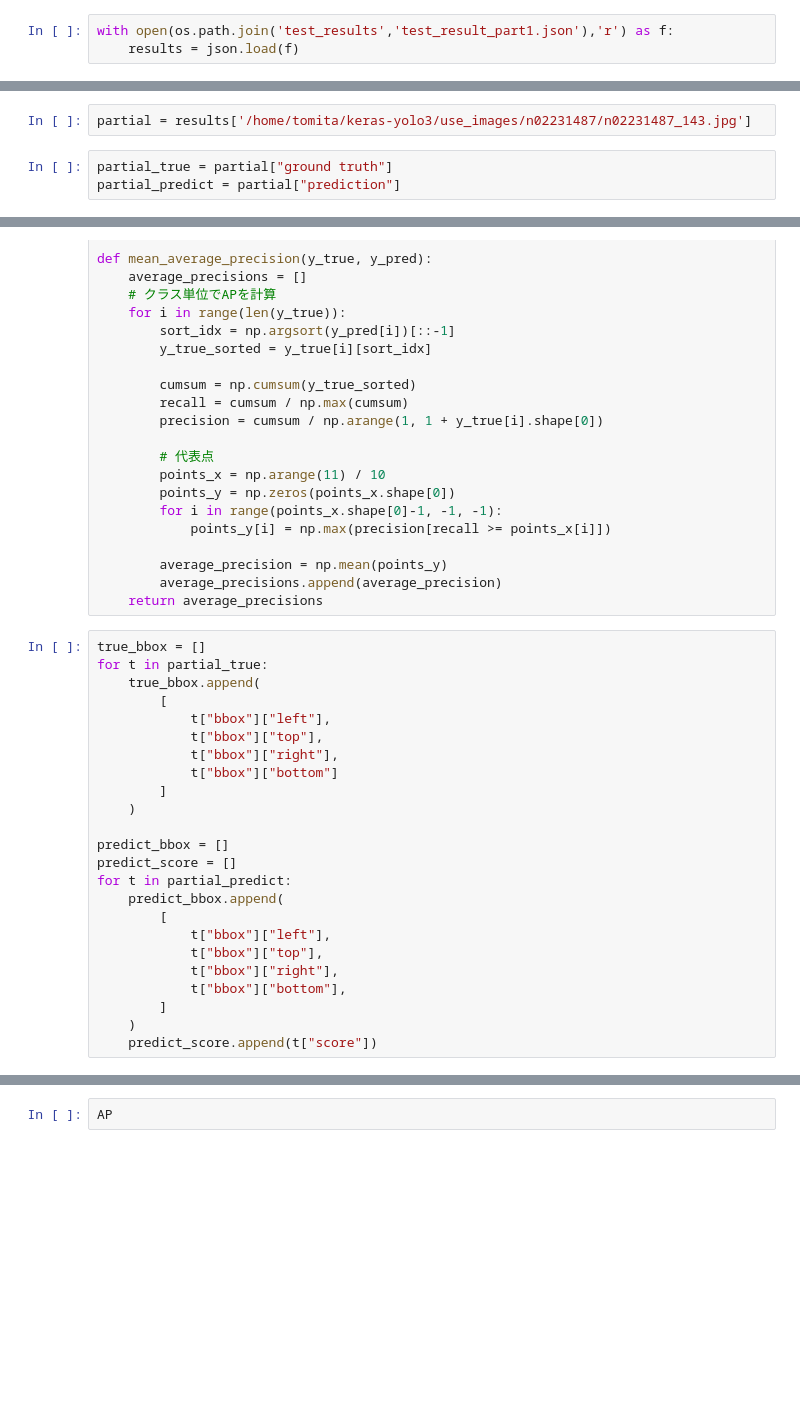
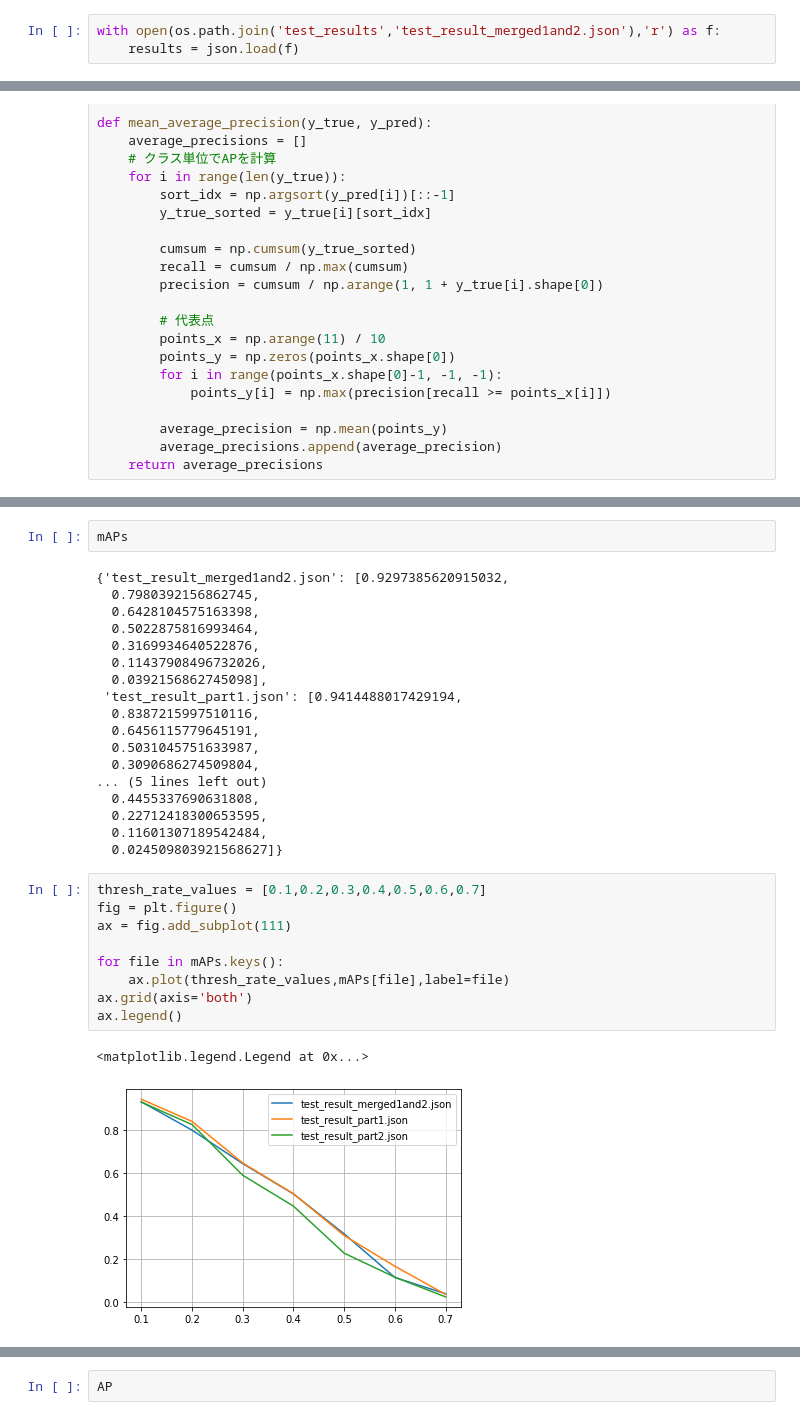
Before and after one commit to Shusaku1031/YOLO_on_Jetson, a Jupyter notebook: IoU_mAP_calculation.ipynb, the cells around one changed output, grey strips where cells are left out. Cells and saved outputs as stored; diff of their text form; blank space fills up the shorter version.

```diff
--- a/IoU_mAP_calculation.ipynb
+++ b/IoU_mAP_calculation.ipynb
@@ -5,4 +6,4 @@ import numpy as np
 from sklearn.metrics import label_ranking_average_precision_score,average_precision_score,precision_recall_curve
 # %%
-with open(os.path.join('test_results','test_result_part1.json'),'r') as f:
+with open(os.path.join('test_results','test_result_merged1and2.json'),'r') as f:
     results = json.load(f)
@@ -13,8 +10,3 @@ dict_keys(['/home/tomita/keras-yolo3/use_images/n02231487/n02231487_2251.jpg', '
-# %%
-partial = results['/home/tomita/keras-yolo3/use_images/n02231487/n02231487_143.jpg']
-# %%
-partial_true = partial["ground truth"]
-partial_predict = partial["prediction"]
 # %%
 def bb_intersection_over_union(boxA, boxB):
     # determine the (x, y)-coordinates of the intersection rectangle
@@ -60,27 +52,3 @@ def mean_average_precision(y_true, y_pred):
         average_precision = np.mean(points_y)
         average_precisions.append(average_precision)
     return average_precisions
-# %%
-true_bbox = []
-for t in partial_true:
-    true_bbox.append(
-        [
-            t["bbox"]["left"],
-            t["bbox"]["top"],
-            t["bbox"]["right"],
-            t["bbox"]["bottom"]
-        ]
-    )
-
-predict_bbox = []
-predict_score = []
-for t in partial_predict:
-    predict_bbox.append(
-        [
-            t["bbox"]["left"],
-            t["bbox"]["top"],
-            t["bbox"]["right"],
-            t["bbox"]["bottom"],
-        ]
-    )
-    predict_score.append(t["score"])
@@ -161,3 +137,35 @@ threshold: [0.07181103 0.57138127]
+# %%
+mAPs
+# %% [output]
+{'test_result_merged1and2.json': [0.9297385620915032,
+  0.7980392156862745,
+  0.6428104575163398,
+  0.5022875816993464,
+  0.3169934640522876,
+  0.11437908496732026,
+  0.0392156862745098],
+ 'test_result_part1.json': [0.9414488017429194,
+  0.8387215997510116,
+  0.6456115779645191,
+  0.5031045751633987,
+  0.3090686274509804,
+... (5 lines left out)
+  0.4455337690631808,
+  0.22712418300653595,
+  0.11601307189542484,
+  0.024509803921568627]}
+# %%
+thresh_rate_values = [0.1,0.2,0.3,0.4,0.5,0.6,0.7]
+fig = plt.figure()
+ax = fig.add_subplot(111)
+
+for file in mAPs.keys():
+    ax.plot(thresh_rate_values,mAPs[file],label=file)
+ax.grid(axis='both')
+ax.legend()
+# %% [output]
+<matplotlib.legend.Legend at 0x...>
+[figure, added]
 # %%
 AP
 # %% [output]
```
Also changed, not shown: parts of 12 cells of this notebook, 4 other files.
